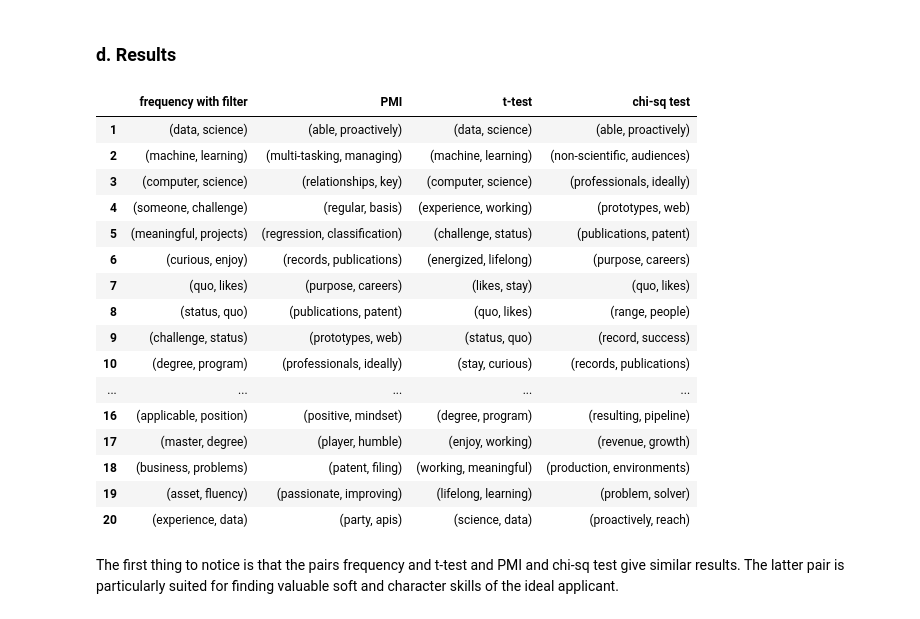
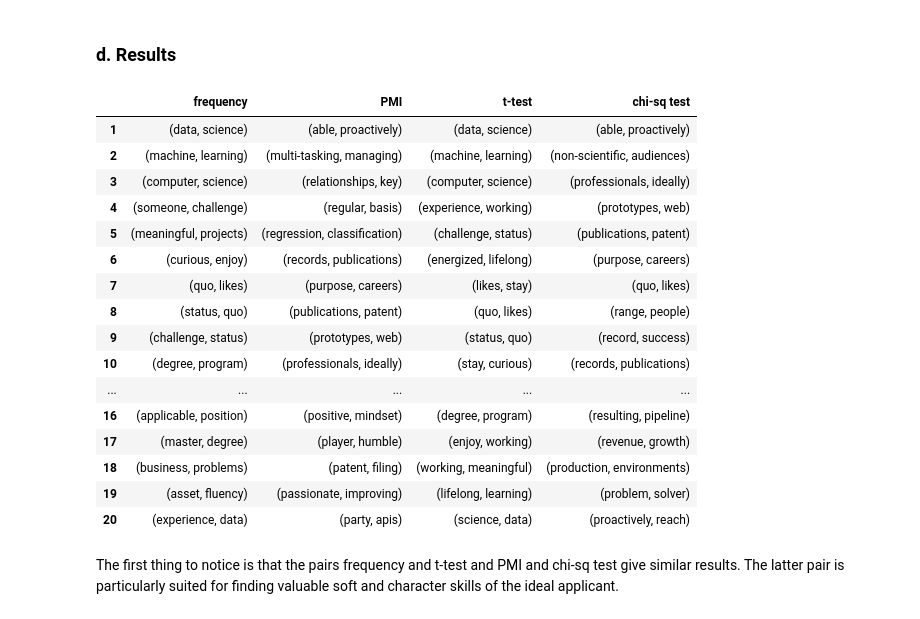
Before and after one commit to mstykow/SAP_jobs, a Jupyter notebook: SAP Careers Database.ipynb, the cells around one changed output. Saved outputs shown, nothing was run; the diff lists cells and outputs as text; code cells hidden in the pictures.

```diff
--- a/SAP Careers Database.ipynb
+++ b/SAP Careers Database.ipynb
@@ -58,7 +54,7 @@ Found 12 results.
 # %%
 # Create DataFrame using first row as headers
-ds = pd.DataFrame(ds_data[1:], columns = ds_data[0]) # uncomment if loading from web scraper
-#ds = pd.read_csv('data scientist.csv') # uncomment if loading from csv
+#ds = pd.DataFrame(ds_data[1:], columns = ds_data[0]) # uncomment if loading from web scraper
+ds = pd.read_csv('data scientist.csv') # uncomment if loading from csv
 
 # Convert data types
 ds['Requisition ID'] = ds['Requisition ID'].apply(pd.to_numeric)
@@ -223,11 +219,11 @@ ds_chi_top = ds_bigrams_chi_table.head(20).index.values
 ### d. Results
 # %%
 ds_bigrams_compare = pd.DataFrame([ds_freq_top, ds_pmi_top, ds_t_top, ds_chi_top]).T
-ds_bigrams_compare.columns = ['frequency with filter', 'PMI', 't-test', 'chi-sq test']
+ds_bigrams_compare.columns = ['frequency', 'PMI', 't-test', 'chi-sq test']
 ds_bigrams_compare.index += 1
 ds_bigrams_compare
 # %% [output]
-|  | frequency with filter | PMI | t-test | chi-sq test |
+|  | frequency | PMI | t-test | chi-sq test |
 | 1 | (data, science) | (able, proactively) | (data, science) | (able, proactively) |
 | 2 | (machine, learning) | (multi-tasking, managing) | (machine, learning) | (non-scientific, audiences) |
 | 3 | (computer, science) | (relationships, key) | (computer, science) | (professionals, ideally) |
```
Also changed, not shown: parts of 34 cells of this notebook.
